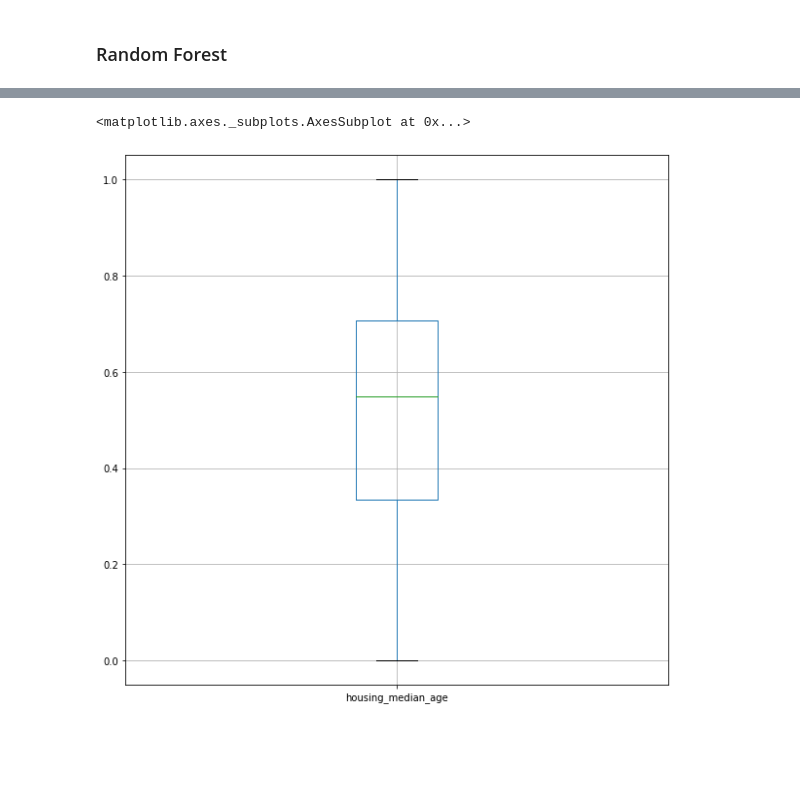
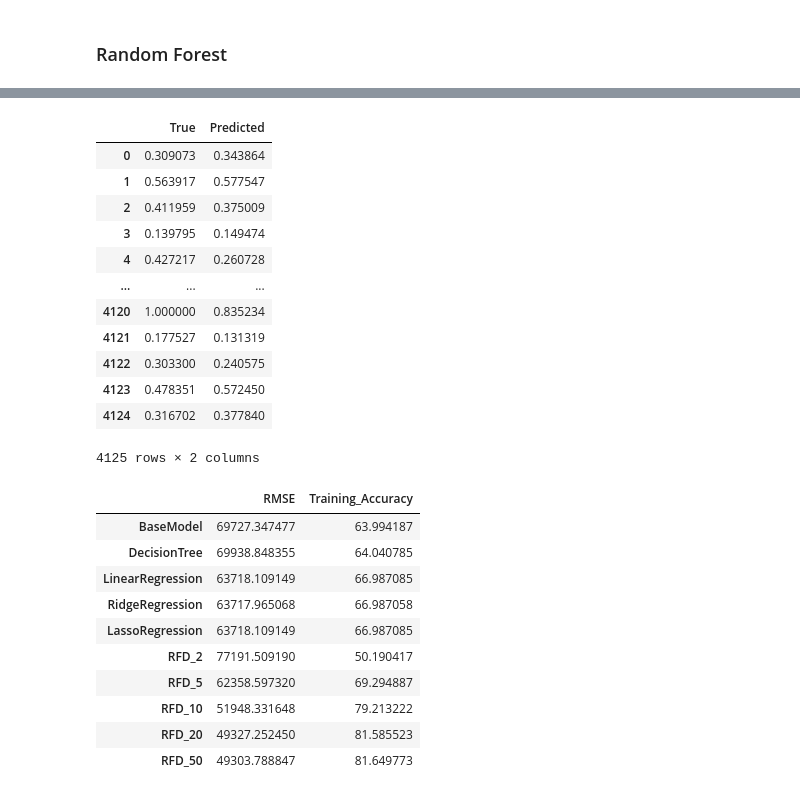
Before and after one commit to deep-son/California-Housing-Price-Prediction, a Jupyter notebook: California_Housing_Price_Prediction.ipynb, the cells around one changed output, grey strips where cells are left out. Drawn from its saved outputs; the diff is of its cells as text; code cells hidden in the pictures; blank space fills up the shorter version.

```diff
--- a/California_Housing_Price_Prediction.ipynb
+++ b/California_Housing_Price_Prediction.ipynb
@@ -518,6 +549,16 @@ Accuracy: 63.65 (+/- 0.06)
 # %%
 model_lr = make_pipeline(preprocessing.StandardScaler(),linear_model.LinearRegression())
 scores = cross_val_score(model_lr, m1X_train, m1y_train, cv=10)
-print(scores)
+
+model_lr.fit(m1X_train, m1y_train)
+pred = model_lr.predict(m1X_test)
+
+MSE = metrics.mean_squared_error(m1y_test, pred)
+RMSE = np.sqrt(metrics.mean_squared_error(m1y_test, pred))
+
+dic['LinearRegression'] = (RMSE,scores.mean() *100)
+
+print(MSE,RMSE)
+
 print("Accuracy: %0.2f (+/- %0.2f)" % (scores.mean() *100, scores.std() * 2))
 # %% [output]
@@ -596,2 +696,2 @@ print(np.sqrt(metrics.mean_squared_error(m1y_test, pred)))
 # %%
-pd.DataFrame(zip(m1y_test,pred),columns=['True','Predicted'])
+result = pd.DataFrame(zip(m1y_test,pred),columns=['True','Predicted'])
@@ -766,6 +697,0 @@ plt.show()
-# %%
-
-house_df.boxplot(['housing_median_age'], figsize=(10, 10))
-# %% [output]
-<matplotlib.axes._subplots.AxesSubplot at 0x...>
-[figure, removed]
@@ -776,0 +698,32 @@ room_df = house_df.loc[house_df[]]
+# %%
+result
+# %% [output]
+|  | True | Predicted |
+| 0 | 0.309073 | 0.343864 |
+| 1 | 0.563917 | 0.577547 |
+| 2 | 0.411959 | 0.375009 |
+| 3 | 0.139795 | 0.149474 |
+| 4 | 0.427217 | 0.260728 |
+| ... | ... | ... |
+| 4120 | 1.000000 | 0.835234 |
+| 4121 | 0.177527 | 0.131319 |
+| 4122 | 0.303300 | 0.240575 |
+| 4123 | 0.478351 | 0.572450 |
+| 4124 | 0.316702 | 0.377840 |
+4125 rows × 2 columns
+# %%
+accuracy_model = pd.DataFrame(dic,index=['RMSE','Training_Accuracy'])
+accuracy_model = accuracy_model.T
+accuracy_model
+# %% [output]
+|  | RMSE | Training_Accuracy |
+| BaseModel | 69727.347477 | 63.994187 |
+| DecisionTree | 69938.848355 | 64.040785 |
+| LinearRegression | 63718.109149 | 66.987085 |
+| RidgeRegression | 63717.965068 | 66.987058 |
+| LassoRegression | 63718.109149 | 66.987085 |
+| RFD_2 | 77191.509190 | 50.190417 |
+| RFD_5 | 62358.597320 | 69.294887 |
+| RFD_10 | 51948.331648 | 79.213222 |
+| RFD_20 | 49327.252450 | 81.585523 |
+| RFD_50 | 49303.788847 | 81.649773 |
```
Also changed, not shown: parts of 45 cells of this notebook.
